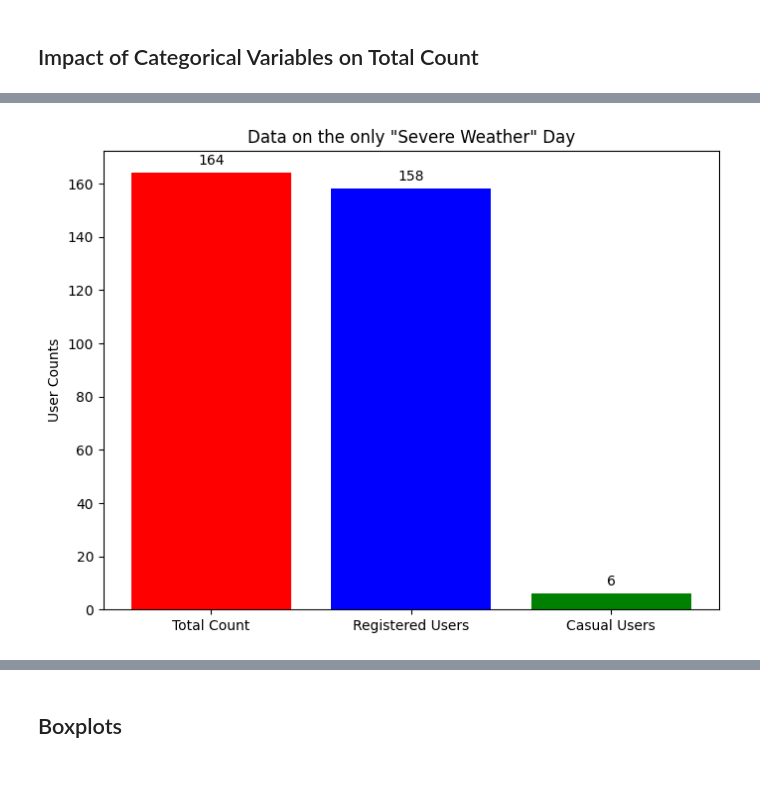
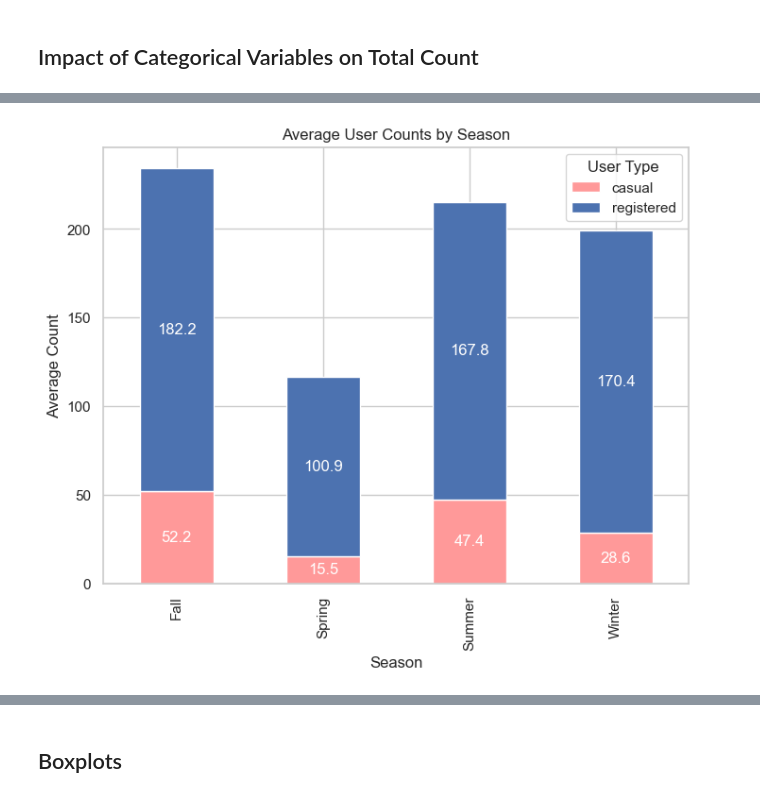
Before and after one commit to ArchibaldTheFirst/YuluBikesharing_Group5, a Jupyter notebook: Nature_of_Data.ipynb, the cells around one changed output, grey strips where cells are left out. Drawn from its saved outputs; the diff is of its cells as text; code cells hidden in the pictures.

Commit message:
Update Plots (Registered/Casual)

```diff
--- a/Nature_of_Data.ipynb
+++ b/Nature_of_Data.ipynb
@@ -427,32 +415,67 @@ plot_categorical_impact(yulu_data_set, 'weather', weather_labels, 'Weather', 'Av
 season_labels = ['Winter', 'Spring', 'Summer', 'Fall']
 plot_categorical_impact(yulu_data_set, 'season', season_labels, 'Season', 'Average Total Count', 'Impact of Season on Total Count')
 
-#Visualize the only day with "severe weather"
-# Filter the data where 'weather' equals 4
-filtered_data = yulu_data_set[yulu_data_set['weather'] == 4]
+# #Visualize the only day with "severe weather"
+# # Filter the data where 'weather' equals 4
+# filtered_data = yulu_data_set[yulu_data_set['weather'] == 4]
 
-# Assuming there's exactly one row where weather = 4
-if not filtered_data.empty:
-    # Selecting the values for 'count', 'registered', and 'casual'
-    count_value = filtered_data['count'].iloc[0]
-    registered_value = filtered_data['registered'].iloc[0]
-    casual_value = filtered_data['casual'].iloc[0]
+# # Assuming there's exactly one row where weather = 4
+# if not filtered_data.empty:
+#     # Selecting the values for 'count', 'registered', and 'casual'
+#     count_value = filtered_data['count'].iloc[0]
+#     registered_value = filtered_data['registered'].iloc[0]
+#     casual_value = filtered_data['casual'].iloc[0]
 
-    # Data for plotting
-    values = [count_value, registered_value, casual_value]
-    categories = ['Total Count', 'Registered Users', 'Casual Users']
+#     # Data for plotting
+#     values = [count_value, registered_value, casual_value]
+#     categories = ['Total Count', 'Registered Users', 'Casual Users']
 
-    # Create bar chart
-    plt.figure(figsize=(8, 6))
-    bars = plt.bar(categories, values, color=['red', 'blue', 'green'])
+#     # Create bar chart
+#     plt.figure(figsize=(8, 6))
+#     bars = plt.bar(categories, values, color=['red', 'blue', 'green'])
 
-    # Adding value labels on top of each bar
-    for bar in bars:
-        yval = bar.get_height()
-        plt.text(bar.get_x() + bar.get_width()/2, yval + 2, round(yval, 1), ha='center', va='bottom')
-    plt.title('Data on the only "Severe Weather" Day')
-    plt.ylabel('User Counts')
+#     # Adding value labels on top of each bar
+#     for bar in bars:
+#         yval = bar.get_height()
+#         plt.text(bar.get_x() + bar.get_width()/2, yval + 2, round(yval, 1), ha='center', va='bottom')
+#     plt.title('Data on the only "Severe Weather" Day')
+#     plt.ylabel('User Counts')
+#     plt.show()
+# else:
+#     print("No data point found where weather equals 4.")
+
+
+
+# Look on a differentiation between registered and casual users
+# Replace numeric categories with descriptive labels
+yulu_data_set['season'] = yulu_data_set['season'].map({1: 'Spring', 2: 'Summer', 3: 'Fall', 4: 'Winter'})
+yulu_data_set['weather'] = yulu_data_set['weather'].map({
+    1: 'Fair Weather',
+    2: 'Misty Conditions',
+    3: 'Light Rain/Snow',
+    4: 'Severe Weather'
+})
+yulu_data_set['workingday'] = yulu_data_set['workingday'].map({1: 'Workday', 0: 'Non-Workday'})
+yulu_data_set['holiday'] = yulu_data_set['holiday'].map({1: 'Holiday', 0: 'Non-Holiday'})
+
+# Group by the categorical variables and calculate the average of 'casual' and 'registered'
+categories = ['season', 'holiday', 'workingday', 'weather']
+grouped_data = {category: yulu_data_set.groupby(category)[['casual', 'registered']].mean() for category in categories}
+
+# Function to add labels to the bars
+def add_labels(ax, df):
+    for i, (index, row) in enumerate(df.iterrows()):
+        ax.text(i, row['casual'] / 2, f'{row["casual"]:.1f}', ha='center', va='center', color='white')
+        ax.text(i, row['casual'] + row['registered'] / 2, f'{row["registered"]:.1f}', ha='center', va='center', color='white')
+
+# Plotting each category separately
+for category, df in grouped_data.items():
+    fig, ax = plt.subplots(figsize=(8, 6))
+    df[['casual', 'registered']].plot(kind='bar', stacked=True, ax=ax, color=['#ff9999', '#4c72b0'])
+    add_labels(ax, df)
+    ax.set_title(f'Average User Counts by {category.capitalize()}')
+    ax.set_xlabel(category.capitalize())
+    ax.set_ylabel('Average Count')
+    ax.legend(title='User Type')
     plt.show()
-else:
-    print("No data point found where weather equals 4.")
 # %% [output]
@@ -463 +486 @@ else:
-[figure, old version]
+[figure, new version]
```
Also changed, not shown: parts of 6 cells of this notebook.
